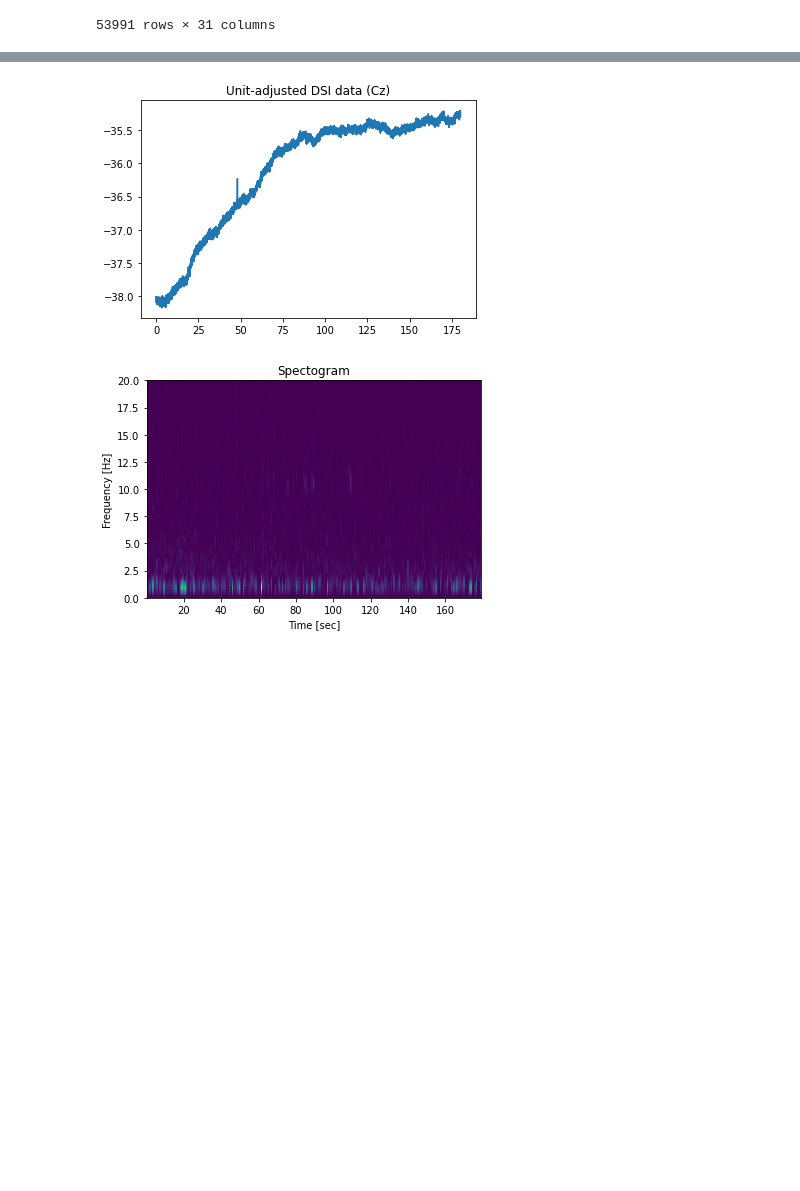
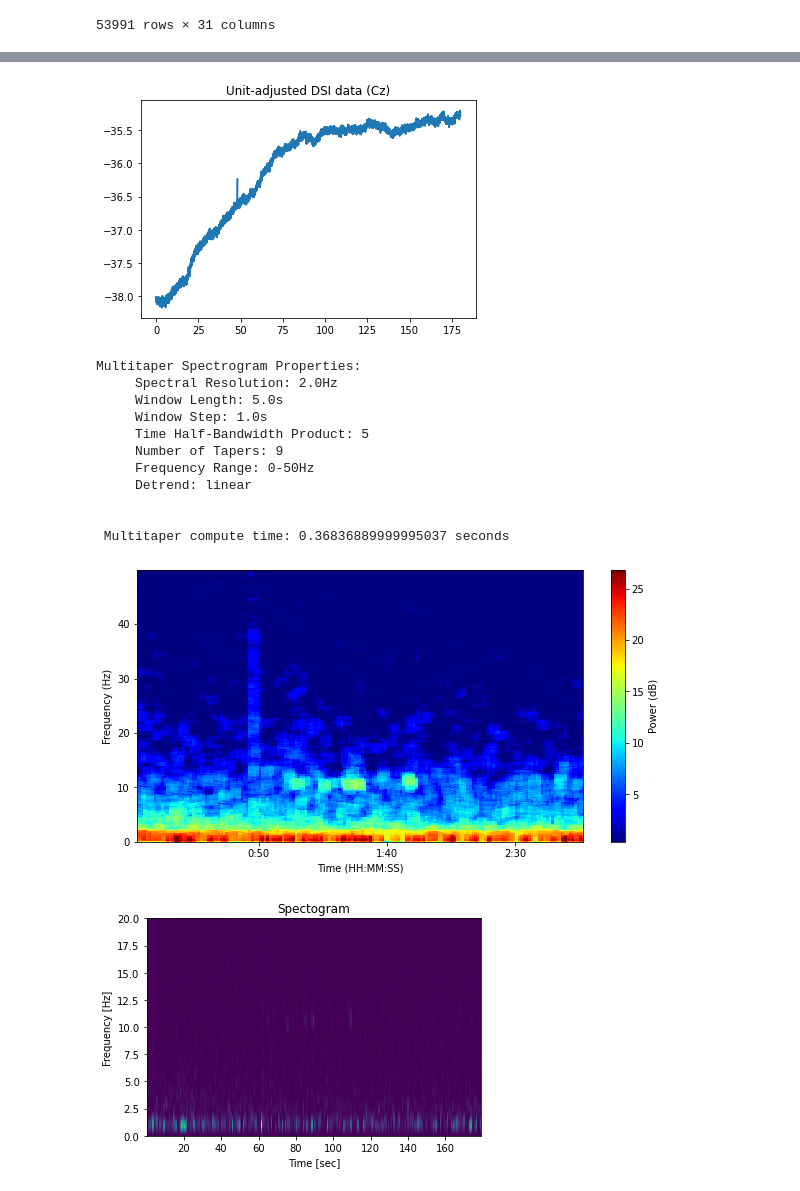
Before and after one commit to Ubiquitous-EEG-IQP/jupyter-notebooks, a Jupyter notebook: dsi_vs_plux.ipynb, the cells around one changed output, grey strips where cells are left out. Saved outputs shown, nothing was run; the diff lists cells and outputs as text; code cells hidden in the pictures; blank space fills up the shorter version.

Commit message:
tapered spectogram working (for dsi data)

```diff
--- a/dsi_vs_plux.ipynb
+++ b/dsi_vs_plux.ipynb
@@ -39,31 +42,45 @@ dsi_resolution = 16
 dsi_sampling_rate = 300
 dsi_gain = 60
 
 
 dsi_uv = (((array(dsi_data[dsi_electrode]) / 2**dsi_resolution) - 0.5) * 3e6) / 40000
 
 dsi_time_uv = bsnb.generate_time(dsi_uv, dsi_sampling_rate)
 dsi_time = bsnb.generate_time(dsi_data[dsi_electrode], dsi_sampling_rate)
 
 plt.title(f"Raw DSI data ({dsi_electrode})")
 plt.plot(dsi_time, dsi_data[dsi_electrode])
 plt.show()
 
 
 plt.title(f"Unit-adjusted DSI data ({dsi_electrode})")
 plt.plot(dsi_time_uv, dsi_uv)
 plt.show()
 
 
+spect, stimes, sfreqs = multitaper_spectrogram(array(dsi_data[dsi_electrode]), dsi_sampling_rate, frequency_range=[0, 50])
+
 f, t, Sxx = spectrogram(dsi_uv, fs = dsi_sampling_rate, nfft = 2000)
 
 plt.title("Spectogram")
 plt.pcolormesh(t, f, Sxx)
 plt.ylim([0, 20])
 plt.ylabel('Frequency [Hz]')
 plt.xlabel('Time [sec]')
 plt.show()
 # %% [output]
 [figure]
 [figure]
+Multitaper Spectrogram Properties:
+     Spectral Resolution: 2.0Hz
+     Window Length: 5.0s
+     Window Step: 1.0s
+     Time Half-Bandwidth Product: 5
+     Number of Tapers: 9
+     Frequency Range: 0-50Hz
+     Detrend: linear
+
+
+ Multitaper compute time: 0.36836889999995037 seconds
-[figure, old version]
+[figure, new version]
+[figure, added]
```
Also changed, not shown: parts of 1 cell of this notebook, 2 other files.
